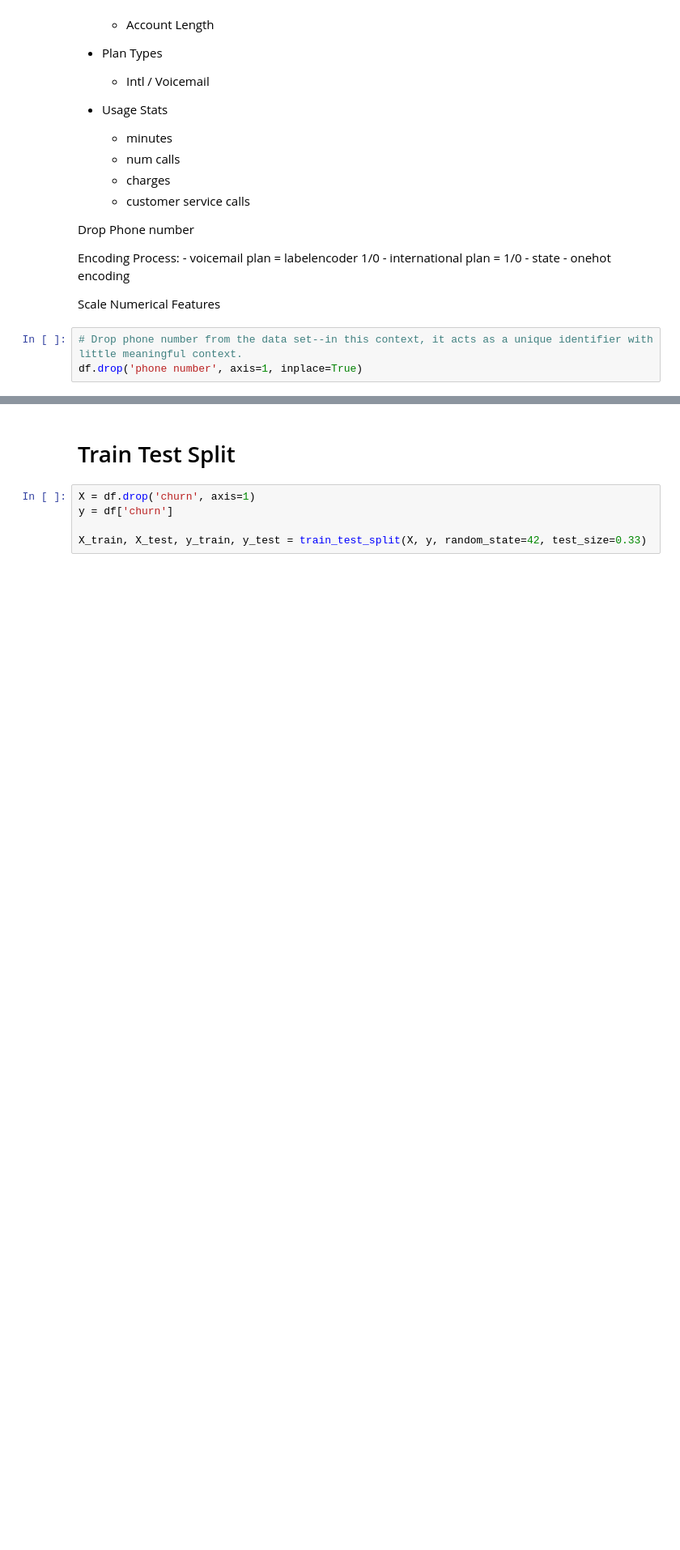
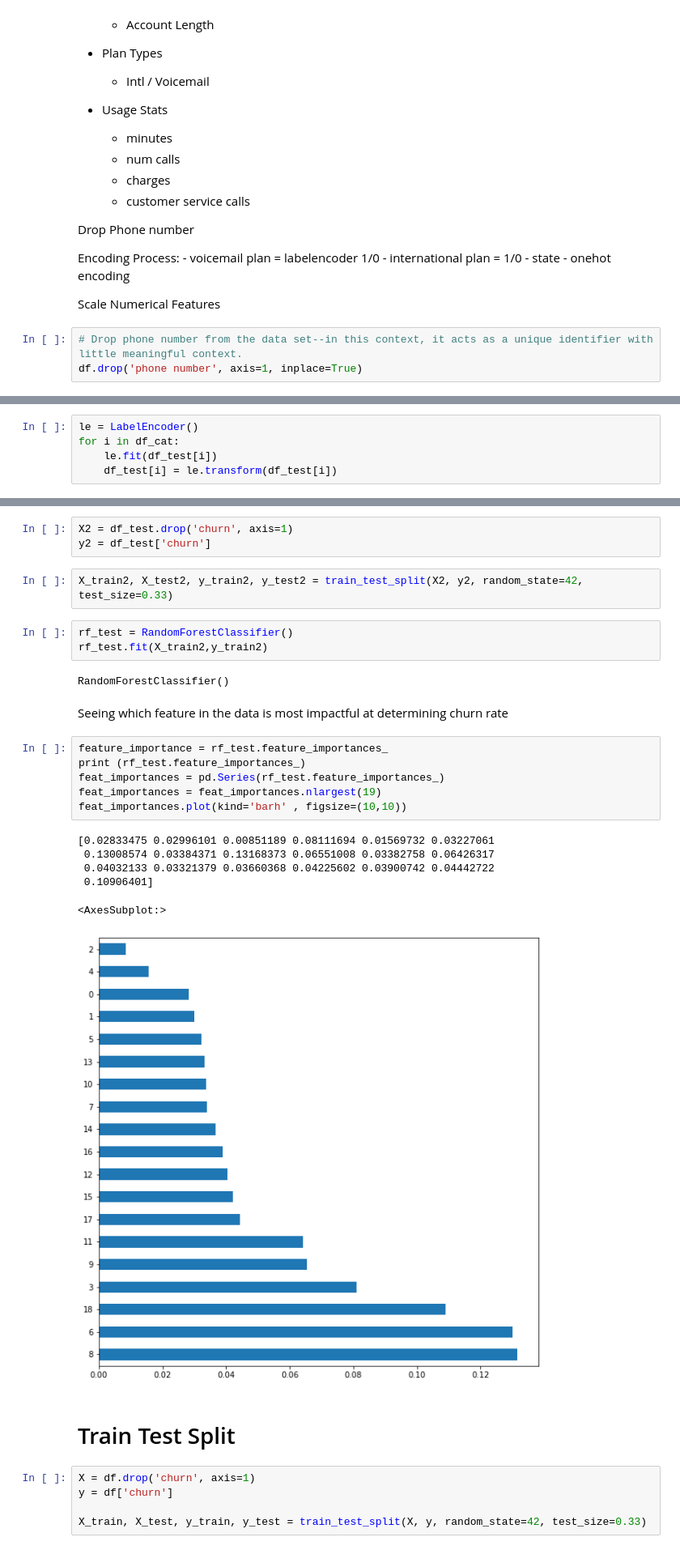
Before and after one commit to ThomasHChapman/P3-Classifer, a Jupyter notebook: WorkingNbs/WorkingNB.ipynb, the cells around one changed output, grey strips where cells are left out. Shown: that part at 81% size. Saved outputs shown, nothing was run; the diff lists cells and outputs as text; blank space fills up the shorter version.

```diff
--- a/WorkingNbs/WorkingNB.ipynb
+++ b/WorkingNbs/WorkingNB.ipynb
@@ -91,0 +120,5 @@ df.drop('phone number', axis=1, inplace=True)
+# %%
+le = LabelEncoder()
+for i in df_cat:
+    le.fit(df_test[i])
+    df_test[i] = le.transform(df_test[i])
@@ -92,3 +165,28 @@ df.drop('phone number', axis=1, inplace=True)
+# %%
+X2 = df_test.drop('churn', axis=1)
+y2 = df_test['churn']
+# %%
+X_train2, X_test2, y_train2, y_test2 = train_test_split(X2, y2, random_state=42, test_size=0.33)
+# %%
+rf_test = RandomForestClassifier()
+rf_test.fit(X_train2,y_train2)
+# %% [output]
+RandomForestClassifier()
+# %% [markdown]
+Seeing which feature in the data is most impactful at determining churn rate
+# %%
+feature_importance = rf_test.feature_importances_
+print (rf_test.feature_importances_)
+feat_importances = pd.Series(rf_test.feature_importances_)
+feat_importances = feat_importances.nlargest(19)
+feat_importances.plot(kind='barh' , figsize=(10,10))
+# %% [output]
+[0.02833475 0.02996101 0.00851189 0.08111694 0.01569732 0.03227061
+ 0.13008574 0.03384371 0.13168373 0.06551008 0.03382758 0.06426317
+ 0.04032133 0.03321379 0.03660368 0.04225602 0.03900742 0.04442722
+ 0.10906401]
+<AxesSubplot:>
+[figure, added]
 # %% [markdown]
 # Train Test Split
 # %%
```
Also changed, not shown: parts of 58 cells of this notebook.
